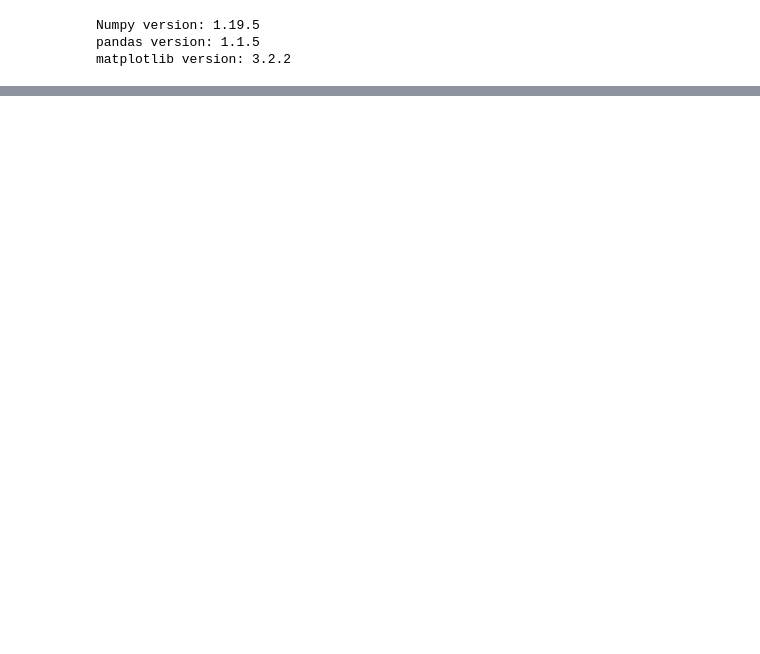
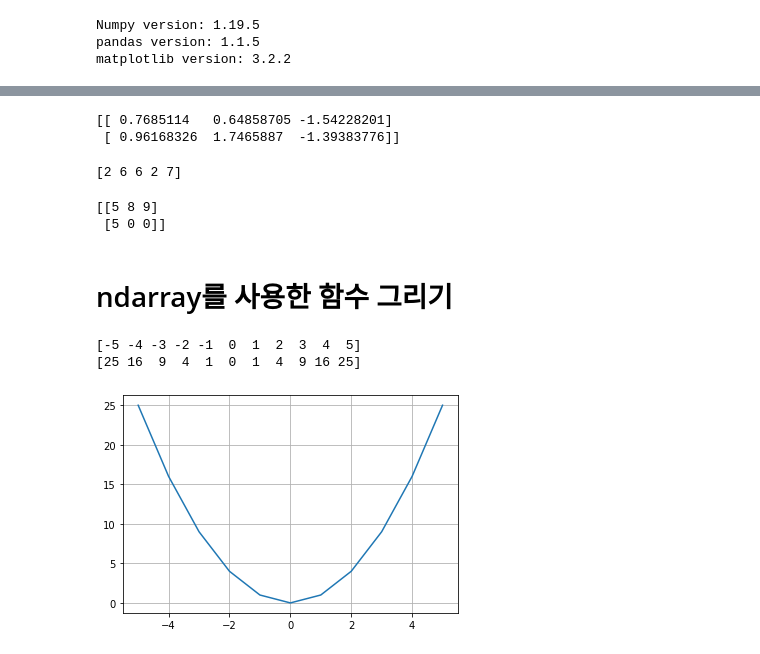
Before and after one commit to sangjin94/SQL_ITWILL, a Jupyter notebook: da01_intro.ipynb, the cells around one changed output, grey strips where cells are left out. Drawn from its saved outputs; the diff is of its cells as text; code cells hidden in the pictures; blank space fills up the shorter version.

```diff
--- a/da01_intro.ipynb
+++ b/da01_intro.ipynb
@@ -23,0 +256,39 @@ matplotlib version: 3.2.2
+# %%
+arr = np.random.randn(2, 3)
+print(arr)
+# %% [output]
+[[ 0.7685114   0.64858705 -1.54228201]
+ [ 0.96168326  1.7465887  -1.39383776]]
+# %%
+
+# 0 이상 10 미만의 정수 난수 5개로 이루어진 1차원 ndarray
+arr = np.random.randint(0, 10, size=5)
+print(arr)
+# %% [output]
+[2 6 6 2 7]
+# %%
+np.random.seed(1)  # 난수를 생성하는 순서 고정
+
+# 0 이상 10 미만의 정수 난수 6개로 이루어진 (2, 3) shape의 2차원 ndarray
+arr = np.random.randint(10, size=(2, 3))  # 시작값 0은 생략 가능
+print(arr)
+# %% [output]
+[[5 8 9]
+ [5 0 0]]
+# %% [markdown]
+# ndarray를 사용한 함수 그리기
+# %%
+
+x = np.arange(-5, 6)  # [-5, -4, -3, -2, -1, 0, 1, 2, 3, 4, 5]
+y = x ** 2
+print(x)
+print(y)
+# %% [output]
+[-5 -4 -3 -2 -1  0  1  2  3  4  5]
+[25 16  9  4  1  0  1  4  9 16 25]
+# %%
+plt.plot(x, y)
+plt.grid()
+plt.show()
+# %% [output]
+[figure, added]
```
Also changed, not shown: parts of 48 cells of this notebook.
